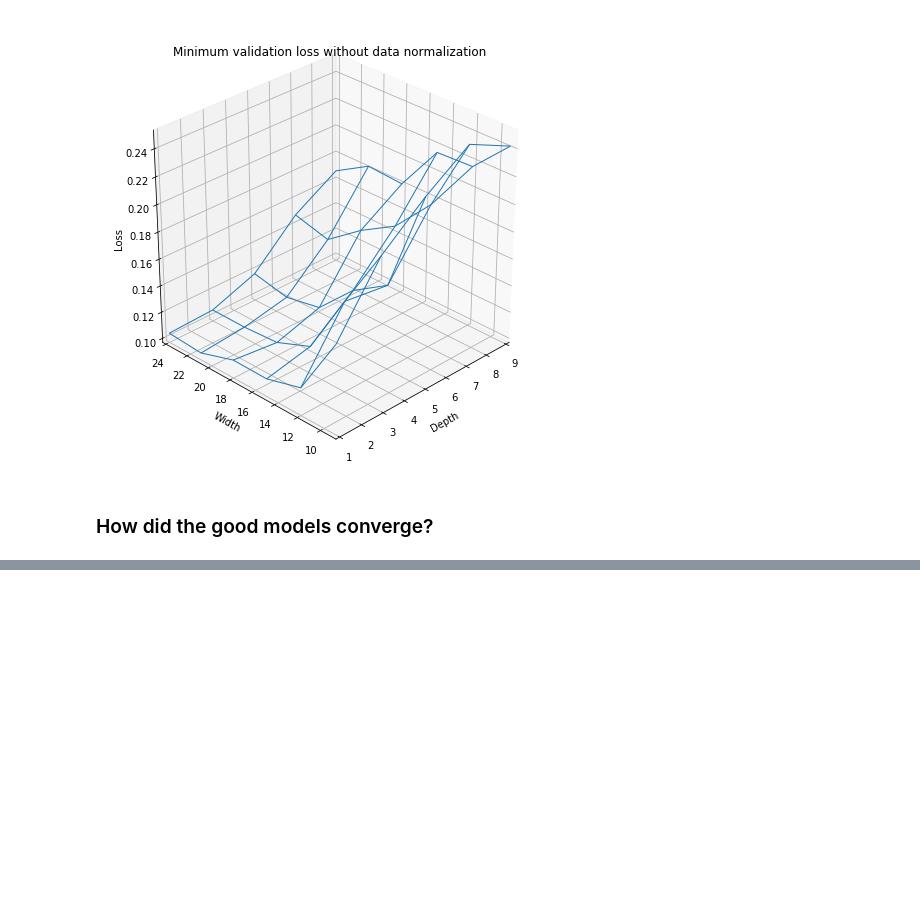
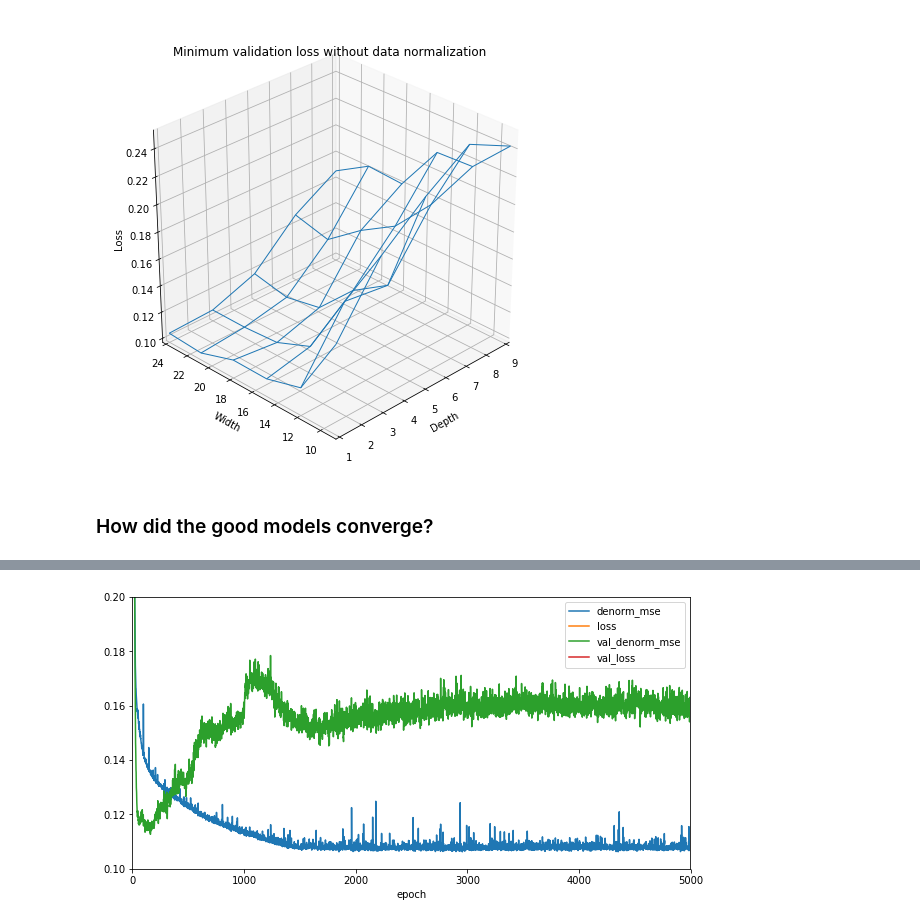
Before and after one commit to leyhline/vix-term-structure, a Jupyter notebook: models.ipynb, the cells around one changed output, grey strips where cells are left out. Saved outputs shown, nothing was run; the diff lists cells and outputs as text; code cells hidden in the pictures; blank space fills up the shorter version.

Commit message:
Finished analysis of experiment 1

```diff
--- a/models.ipynb
+++ b/models.ipynb
@@ -178,0 +183,9 @@ plt.show()
+# %%
+ep5000 = pd.read_csv("models/experiment00/20170705164318_schumpeter_depth1_width15_dropout0e+00_optimAdam_lr1e-03_normalized.csv",
+                     header=0, index_col=0, dtype={"epoch":int, "loss":np.float32, "val_loss":np.float32,
+                                                   "denorm_mse":np.float32, "val_denorm_mse":np.float32})
+ep5000.plot(figsize=(10,5))
+plt.ylim(0.1, 0.2)
+plt.show()
+# %% [output]
+[figure, added]
```
Also changed, not shown: parts of 3 cells of this notebook.
